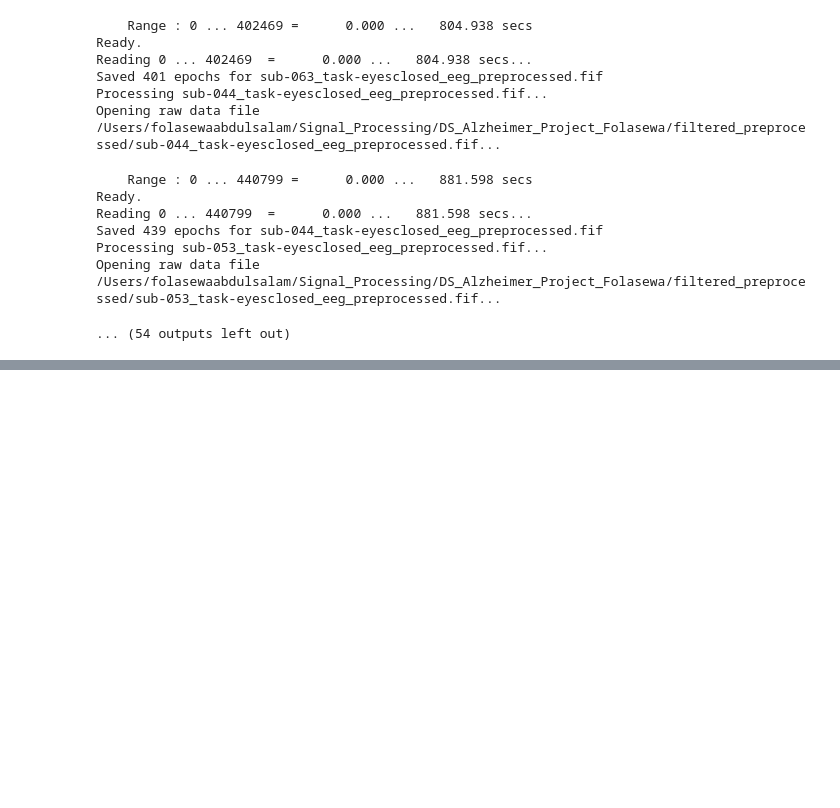
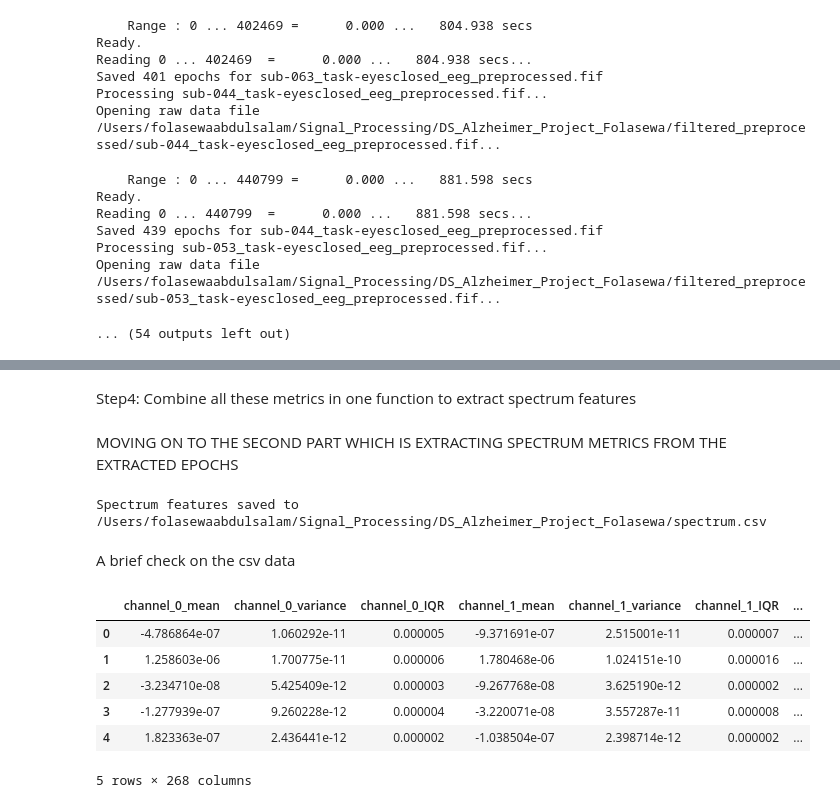
Before and after one commit to Folasewa/Signal_Processing_Projects, a Jupyter notebook: DS_Alzheimer_Project_Folasewa/DS-Alzheimer-Classification.ipynb, the cells around one changed output, grey strips where cells are left out. Cells and saved outputs as stored; diff of their text form; code cells hidden in the pictures; blank space fills up the shorter version.

Commit message:
spectrum-updated

```diff
--- a/DS_Alzheimer_Project_Folasewa/DS-Alzheimer-Classification.ipynb
+++ b/DS_Alzheimer_Project_Folasewa/DS-Alzheimer-Classification.ipynb
@@ -438,0 +586,2 @@ Opening raw data file /Users/folasewaabdulsalam/Signal_Processing/DS_Alzheimer_P
+# %% [markdown]
+Step4: Combine all these metrics in one function to extract spectrum features
@@ -438,0 +621,53 @@ Opening raw data file /Users/folasewaabdulsalam/Signal_Processing/DS_Alzheimer_P
+# %% [markdown]
+MOVING ON TO THE SECOND PART WHICH IS EXTRACTING SPECTRUM METRICS FROM THE EXTRACTED EPOCHS
+# %%
+spectrum_file_csv = "/Users/folasewaabdulsalam/Signal_Processing/DS_Alzheimer_Project_Folasewa/spectrum.csv"
+output_folder = "/Users/folasewaabdulsalam/Signal_Processing/DS_Alzheimer_Project_Folasewa/epochs_overlap"
+spectrum_features = []
+sfreq = 500
+
+#looping through the epochs folder
+for epochs_file in os.listdir(output_folder):
+    if epochs_file.endswith('.npy'):
+
+        #load the epochs
+        epoch_path = os.path.join(output_folder, epochs_file) #this constructs the full path of the epoch folder
+        epoch_data = np.load(epoch_path)
+
+        #extract the spectrum features
+        features = extract_spectrum_features(epoch_data, sfreq)
+
+        # Add metadata (subject ID and epoch number)
+        subject_id = epochs_file.split('_')[0]  # Extract subject ID (e.g., "sub-001")
+        epoch_number = epochs_file.split('_')[1].replace('epoch-', '').split('.')[0]# Extract epoch number
+        features['subject_id'] = subject_id
+        features['epoch_number'] = int(epoch_number)
+
+        #append the features to the list
+
+        spectrum_features.append(features)
+
+#convert the list to dataframe
+
+spectrum_features_df = pd.DataFrame(spectrum_features)
+
+#save to the csv file
+
+spectrum_features_df.to_csv(spectrum_file_csv, index=False)
+
+print(f"Spectrum features saved to {spectrum_file_csv}")
+# %% [output]
+Spectrum features saved to /Users/folasewaabdulsalam/Signal_Processing/DS_Alzheimer_Project_Folasewa/spectrum.csv
+# %% [markdown]
+A brief check on the csv data
+# %%
+spectrum_raw_data = pd.read_csv("//Users/folasewaabdulsalam/Signal_Processing/DS_Alzheimer_Project_Folasewa/spectrum.csv")
+spectrum_raw_data.head(5)
+# %% [output]
+|  | channel_0_mean | channel_0_variance | channel_0_IQR | channel_1_mean | channel_1_variance | channel_1_IQR | ... |
+| 0 | -4.786864e-07 | 1.060292e-11 | 0.000005 | -9.371691e-07 | 2.515001e-11 | 0.000007 | ... |
+| 1 | 1.258603e-06 | 1.700775e-11 | 0.000006 | 1.780468e-06 | 1.024151e-10 | 0.000016 | ... |
+| 2 | -3.234710e-08 | 5.425409e-12 | 0.000003 | -9.267768e-08 | 3.625190e-12 | 0.000002 | ... |
+| 3 | -1.277939e-07 | 9.260228e-12 | 0.000004 | -3.220071e-08 | 3.557287e-11 | 0.000008 | ... |
+| 4 | 1.823363e-07 | 2.436441e-12 | 0.000002 | -1.038504e-07 | 2.398714e-12 | 0.000002 | ... |
+5 rows × 268 columns
```
Also changed, not shown: parts of 20 cells of this notebook, 1 other file.
